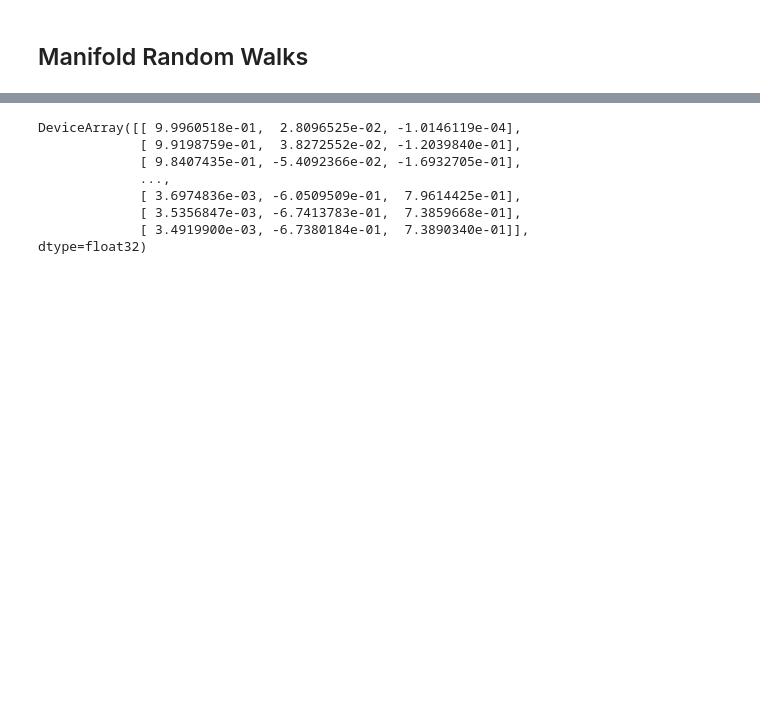
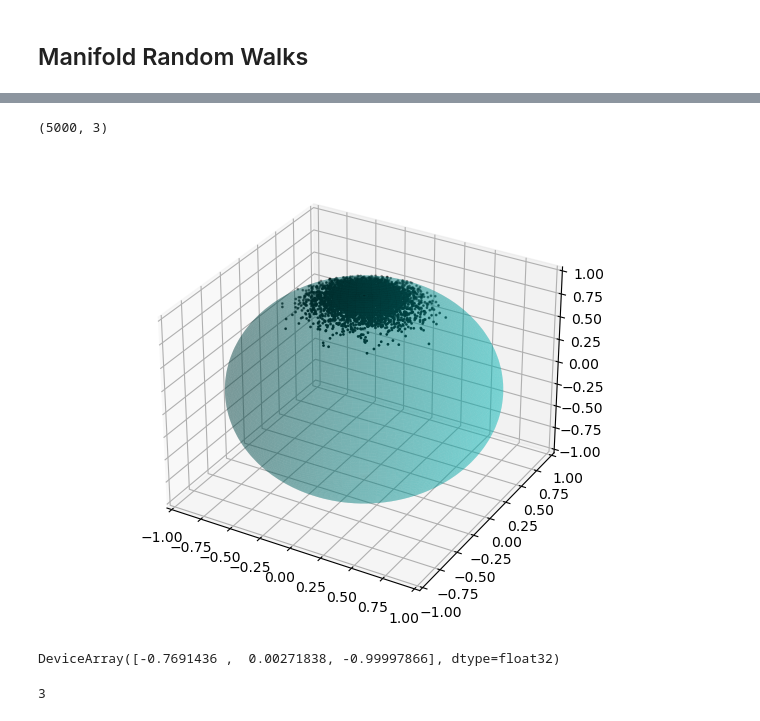
Before and after one commit to dashstander/simplex-score-matching, a Jupyter notebook: division.ipynb, the cells around one changed output, grey strips where cells are left out. Drawn from its saved outputs; the diff is of its cells as text; code cells hidden in the pictures; blank space fills up the shorter version.

```diff
--- a/division.ipynb
+++ b/division.ipynb
@@ -116,9 +98,10 @@ def geodesic_random_walk(manif, num_steps, time, rng_key, x0=None):
         rng_key, x0_key = jax.random.split(rng_key)
         x0 = manif.random_uniform(state=x0_key)
     def grw_step(carry, rv):
-        tangent_rv = gamma * manif.to_tangent(rv, x)
+        tangent_rv = gamma * manif.to_tangent(rv, carry)
         x_new = manif.exp(tangent_rv, carry)
         return x_new, x_new
     rvs = jax.random.normal(rng_key, (num_steps, tangent_dim))
-    return jax.lax.scan(grw_step, x0, rvs)
+    _, path = jax.lax.scan(grw_step, x0, rvs)
+    return path
 # %%
@@ -243,0 +198,3 @@ plt.show()
+# %%
+x0 = jnp.array([0., 0., 1.])
+jnp.tile(x0, (400, 1))
@@ -244,10 +209,54 @@ plt.show()
+# %%
+vgrw = jax.vmap(geodesic_random_walk, in_axes=(None, None, None, 0, 0))
+keys = jnp.stack(jax.random.split(subkey, 5000))
+path = vgrw(manif, 200, 2, keys, jnp.tile(x0, (5000, 1)))
+# %%
+path[:, 199, :].shape
+# %% [output]
+(5000, 3)
 # %%
-path
+%matplotlib widget
+from matplotlib import cm, colors
+from mpl_toolkits.mplot3d import Axes3D
+import numpy as np
+
+# Create a sphere
+r = 1
+pi = np.pi
+cos = np.cos
+sin = np.sin
+phi, theta = np.mgrid[0.0:pi:100j, 0.0:2.0*pi:100j]
+x = r*sin(phi)*cos(theta)
+y = r*sin(phi)*sin(theta)
+z = r*cos(phi)
+
+#Import data
+
+
+#Set colours and render
+fig = plt.figure()
+ax = fig.add_subplot(111, projection='3d')
+
+ax.plot_surface(
+    x, y, z,  rstride=1, cstride=1, color='c', alpha=0.3, linewidth=0)
+p = path[:, 2,:]
+ax.scatter(p[:, 0], p[:, 1], p[:, 2], color="k",s=1)
+
+ax.set_xlim([-1,1])
+ax.set_ylim([-1,1])
+ax.set_zlim([-1,1])
+plt.tight_layout()
 # %% [output]
-DeviceArray([[ 9.9960518e-01,  2.8096525e-02, -1.0146119e-04],
-             [ 9.9198759e-01,  3.8272552e-02, -1.2039840e-01],
-             [ 9.8407435e-01, -5.4092366e-02, -1.6932705e-01],
-             ...,
-             [ 3.6974836e-03, -6.0509509e-01,  7.9614425e-01],
-             [ 3.5356847e-03, -6.7413783e-01,  7.3859668e-01],
-             [ 3.4919900e-03, -6.7380184e-01,  7.3890340e-01]],            dtype=float32)
+[figure, added]
+# %%
+y0 = jnp.array([1., 0., 1.]) / jnp.sqrt(2)
+rv = jnp.array([0., -1., 0.])
+tan_vec = manif.to_tangent(rv, y0)
+
+manif.exp(
+# %% [output]
+DeviceArray([-0.7691436 ,  0.00271838, -0.99997866], dtype=float32)
+# %%
+manif.embedding_metric.dim
+# %% [output]
+3
```
Also changed, not shown: parts of 11 cells of this notebook, 16 other files.
